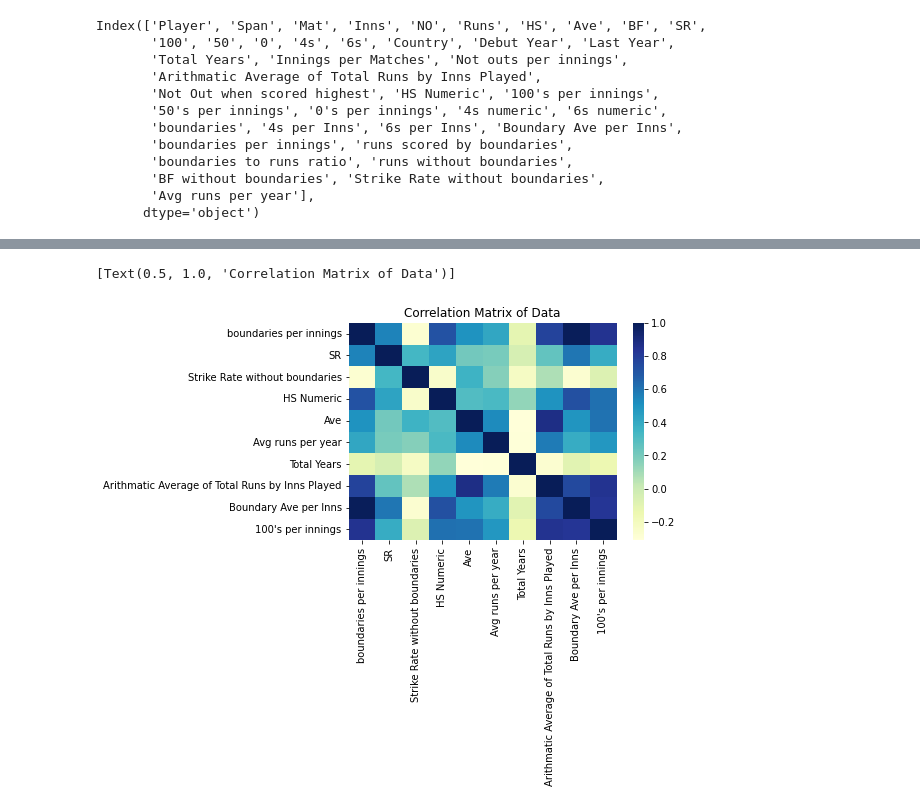
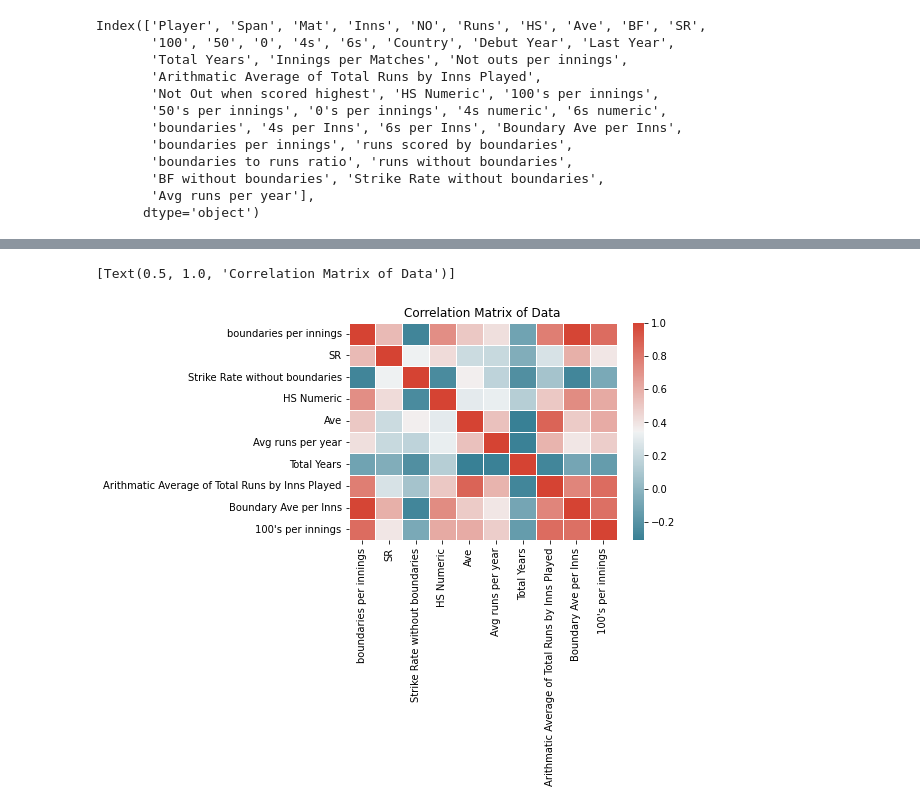
Before and after one commit to AmanJain27/Cricket-Analysis, a Jupyter notebook: EDA/data_eda.ipynb, the cells around one changed output, grey strips where cells are left out. Saved outputs shown, nothing was run; the diff lists cells and outputs as text; code cells hidden in the pictures.

```diff
--- a/EDA/data_eda.ipynb
+++ b/EDA/data_eda.ipynb
@@ -148,8 +148,9 @@ corr
 | 100's per innings | 0.841795 | 0.386554 | -0.073806 | 0.612026 | 0.609582 | 0.481754 | ... |
 # %%
 import seaborn as sns
-hm = sns.heatmap(corr, cmap='YlGnBu')
+cmap=sns.diverging_palette(220, 15, 80, as_cmap=True)
+hm = sns.heatmap(corr, cmap=cmap, linewidths=.5)
 hm.set(title='Correlation Matrix of Data')
 # %% [output]
 [Text(0.5, 1.0, 'Correlation Matrix of Data')]
-[figure, old version]
+[figure, new version]
```
Also changed, not shown: parts of 7 cells of this notebook.
